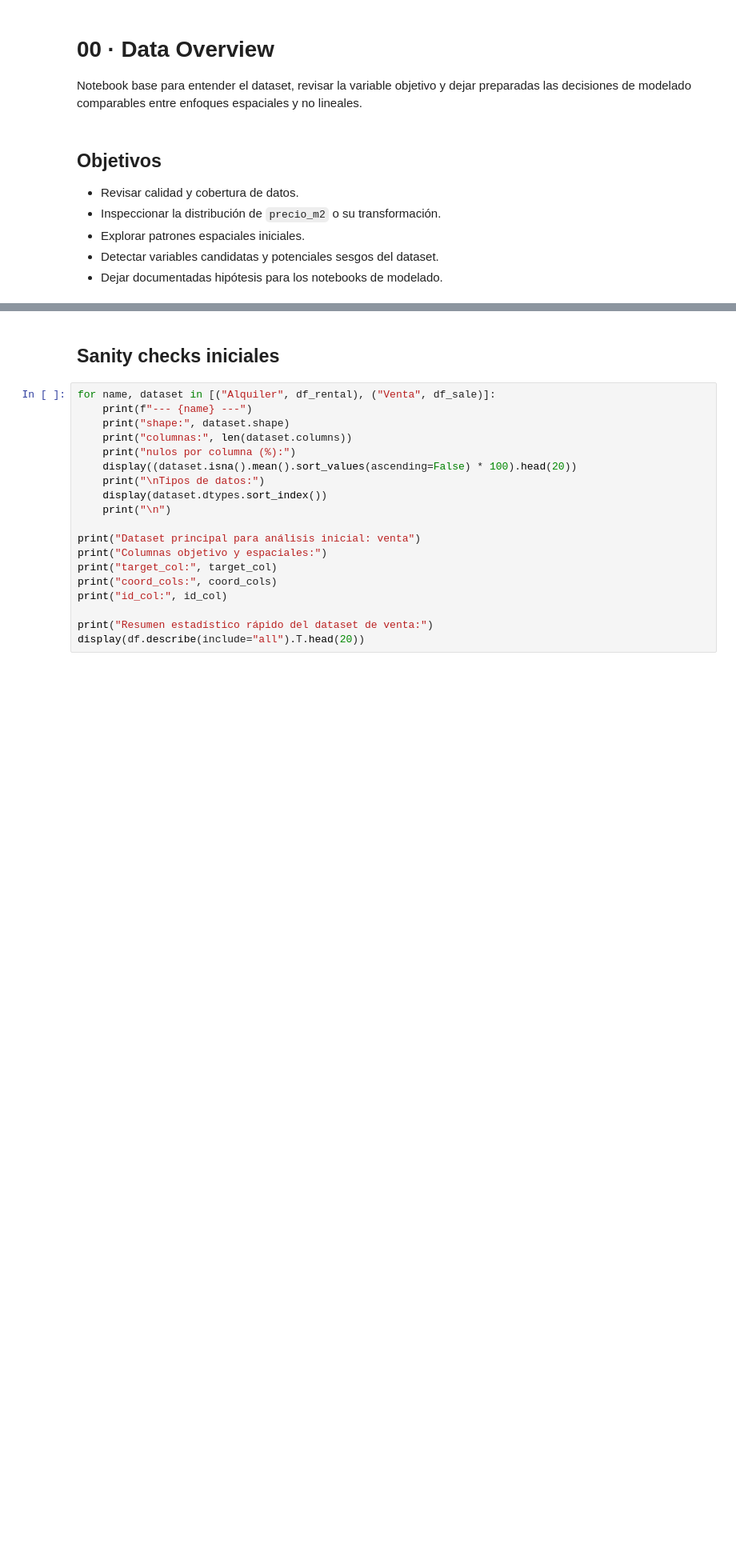
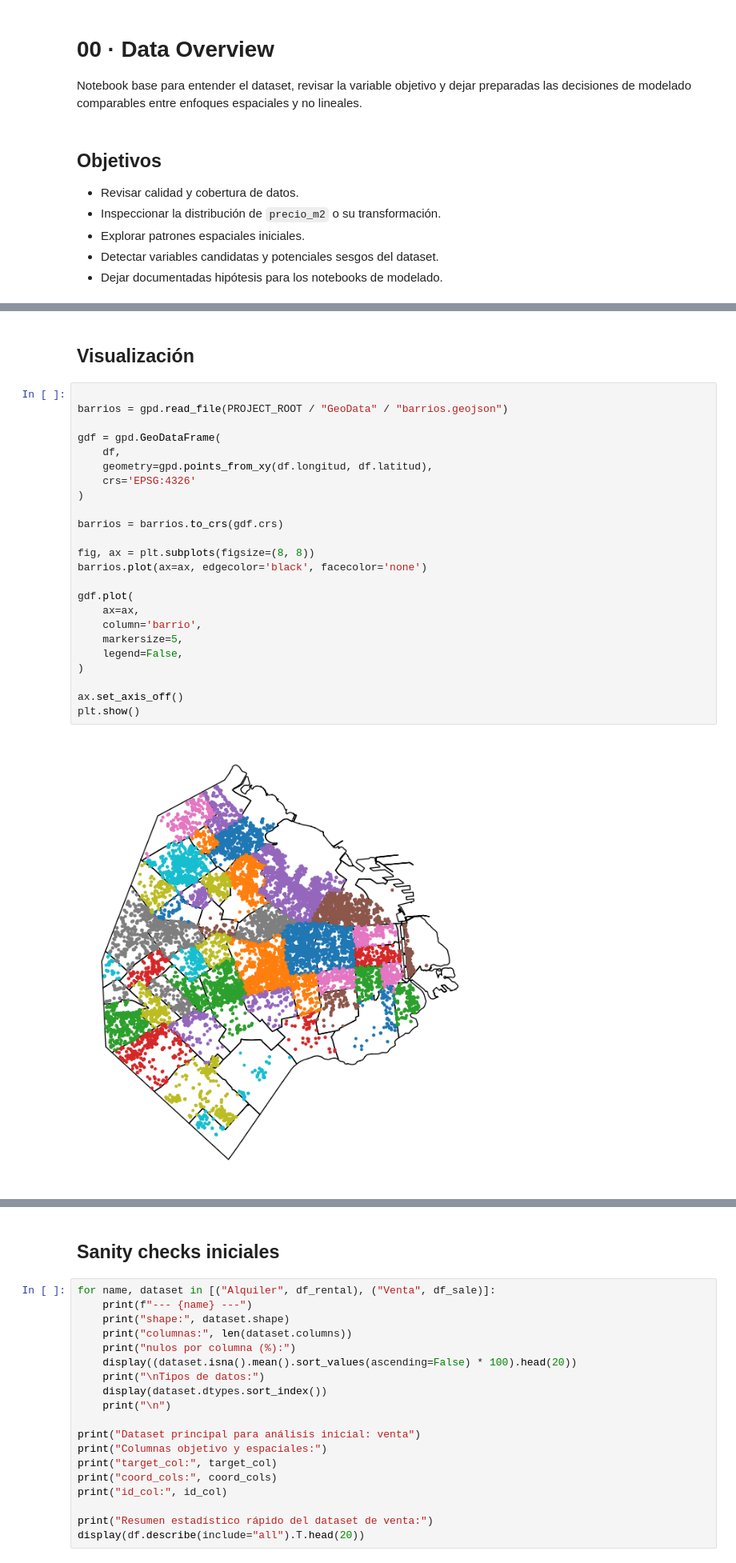
Before and after one commit to santieliges/caba-property-opportunities, a Jupyter notebook: notebooks/00_data_overview.ipynb, the cells around one changed output, grey strips where cells are left out. Shown: that part at 80% size. Drawn from its saved outputs; the diff is of its cells as text; blank space fills up the shorter version.

```diff
--- a/notebooks/00_data_overview.ipynb
+++ b/notebooks/00_data_overview.ipynb
@@ -77,0 +78,28 @@ Primeras filas del dataset de venta:
+# %% [markdown]
+## Visualización
+# %%
+
+barrios = gpd.read_file(PROJECT_ROOT / "GeoData" / "barrios.geojson")
+
+gdf = gpd.GeoDataFrame(
+    df,
+    geometry=gpd.points_from_xy(df.longitud, df.latitud),
+    crs='EPSG:4326'
+)
+
+barrios = barrios.to_crs(gdf.crs)
+
+fig, ax = plt.subplots(figsize=(8, 8))
+barrios.plot(ax=ax, edgecolor='black', facecolor='none')
+
+gdf.plot(
+    ax=ax,
+    column='barrio',
+    markersize=5,
+    legend=False,
+)
+
+ax.set_axis_off()
+plt.show()
+# %% [output]
+[figure, added]
```
Also changed, not shown: parts of 10 cells of this notebook, 41 other files.
